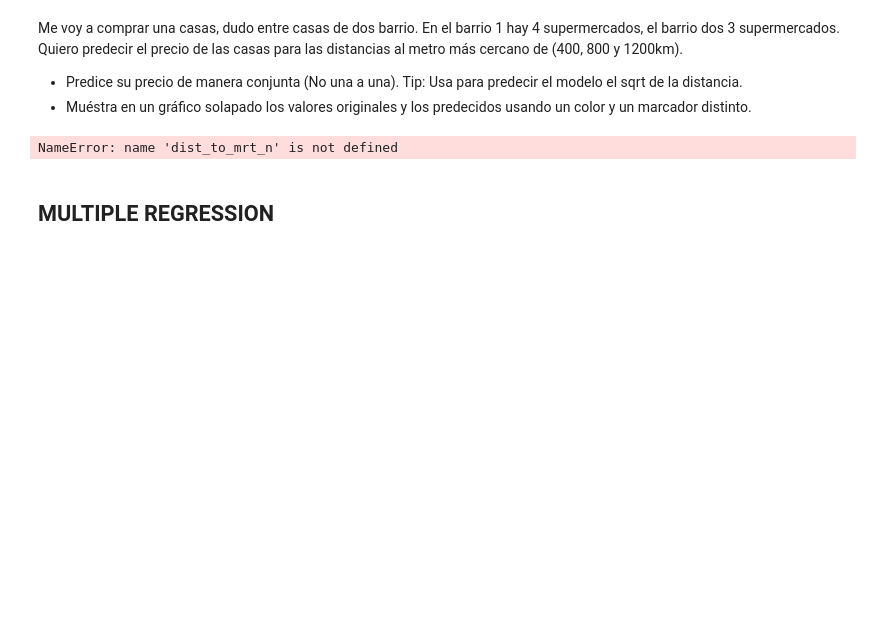
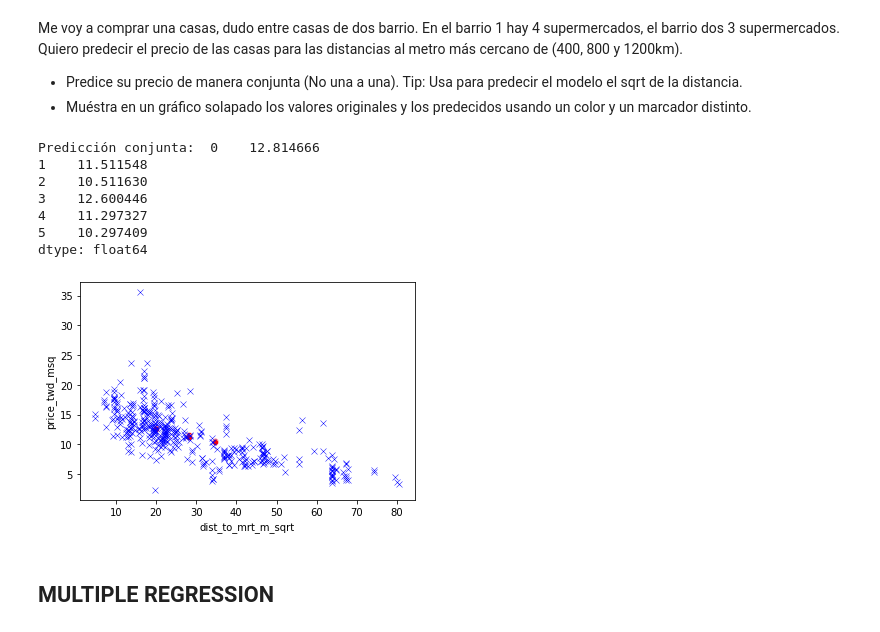
Before and after one commit to gcfp/M03, a Jupyter notebook: actividad-taiwan/MultRegression_Alum.ipynb, the cells around one changed output. Cells and saved outputs as stored; diff of their text form; code cells hidden in the pictures; blank space fills up the shorter version.

```diff
--- a/actividad-taiwan/MultRegression_Alum.ipynb
+++ b/actividad-taiwan/MultRegression_Alum.ipynb
@@ -176,12 +181,24 @@ Me voy a comprar una casas, dudo entre casas de dos barrio. En el barrio 1 hay 4
 # %%
 #Me voy a comprar una casas, dudo entre casas de dos barrio. En el barrio 1 hay 4 supermercados, el barrio dos 3 supermercados. Quiero predecir el precio de las casas para las distancias al metro más cercano de (400, 800 y 1200km).
 #* Predice su precio de manera conjunta (No una a una). Tip: Usa para predecir el modelo el sqrt de la distancia.
-precio = dist_to_mrt_n.predict(pd.DataFrame({'dist_to_mrt_m_sqrt': [20, 40, 60], 'n_convenience': [4, 3, 3]}))
-print("Precio de las casas: ", precio)
+dist_to_mrt_n_convenience = ols(formula='price_twd_msq ~ dist_to_mrt_m_sqrt + n_convenience', data=taiwan_df).fit()
+predicted_data = pd.DataFrame({'dist_to_mrt_m_sqrt': [math.sqrt(400), math.sqrt(800), math.sqrt(1200), math.sqrt(400), math.sqrt(800), math.sqrt(1200)], 'n_convenience': [4, 4, 4, 3, 3, 3]})
+print("Predicción conjunta: ", dist_to_mrt_n_convenience.predict(predicted_data))
 
-#* Muéstra en un gráfico solapado los valores originales y los predecidos usando un color y un marcador distinto.
+#* Muéstra en un gráfico solapado los valores originales y los predecidos usando un color y un marcador distinto usando seaborn.
+predicted_data['price_twd_msq'] = dist_to_mrt_n_convenience.predict(predicted_data)
+sns.scatterplot(x="dist_to_mrt_m_sqrt", y="price_twd_msq", data=predicted_data, color='red', marker='o')
+sns.scatterplot(x="dist_to_mrt_m_sqrt", y="price_twd_msq", data=taiwan_df, color='blue', marker='x')
+plt.show()
 # %% [output]
-NameError: name 'dist_to_mrt_n' is not defined
+Predicción conjunta:  0    12.814666
+1    11.511548
+2    10.511630
+3    12.600446
+4    11.297327
+5    10.297409
+dtype: float64
+[figure, added]
 # %% [markdown]
 ## MULTIPLE REGRESSION
 # %% [markdown]
```
Also changed, not shown: parts of 4 cells of this notebook.
